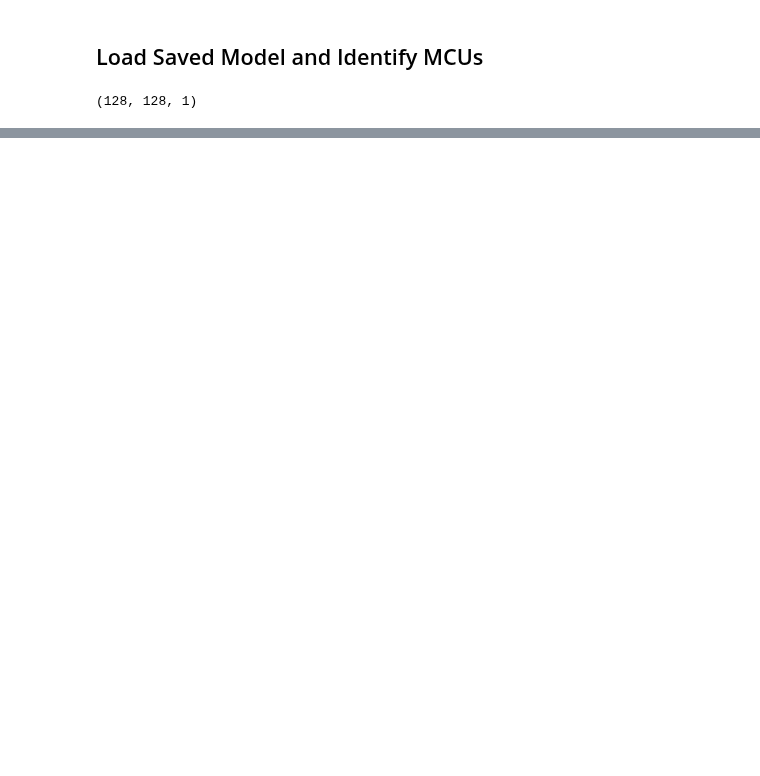
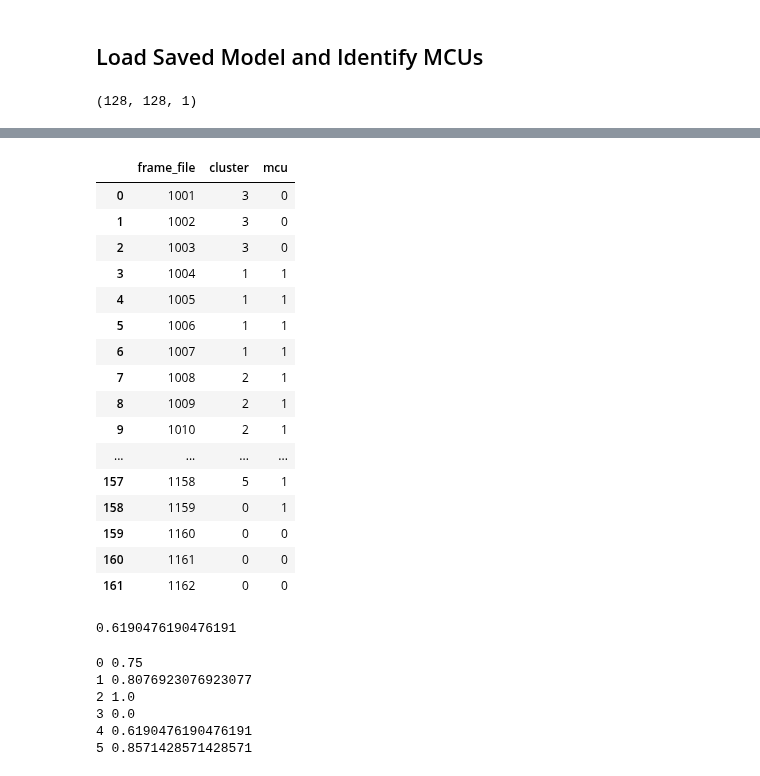
Before and after one commit to JohnTheTripper/moviegoer-prototype, a Jupyter notebook: scene_clustering.ipynb, the cells around one changed output, grey strips where cells are left out. Drawn from its saved outputs; the diff is of its cells as text; code cells hidden in the pictures; blank space fills up the shorter version.

Commit message:
additional PoC work, including scene dataframes

```diff
--- a/scene_clustering.ipynb
+++ b/scene_clustering.ipynb
@@ -172,6 +146,10 @@ x_list = [1023, 1024]
 sample_list = []
 for x in x_list:
     sample_list.append(img_to_array(load_img(dialogue_folder + '/' + film + '_frame'+ str(x) + '.jpg', target_size = (128, 128), color_mode = 'grayscale')))
+# %%
+sample_list = []
+for x in frame_choice:
+    sample_list.append(img_to_array(load_img(dialogue_folder + '/' + film + '_frame'+ str(x) + '.jpg', target_size = (128, 128), color_mode = 'grayscale')))
 # %%
 sample_array = np.array(sample_list)
 # %%
@@ -183,0 +157,3 @@ array([[1],
+# %%
+for frame, cluster, prediction in zip(frame_choice, hac.labels_, list(y_pred)):
+    print(frame, cluster, prediction[0])
@@ -183,0 +178,40 @@ array([[1],
+# %%
+y_pred_values = []
+for prediction in y_pred:
+    y_pred_values.append(prediction[0])
+# %%
+scene_df = pd.DataFrame(zip(frame_choice, hac.labels_, y_pred_values), columns=['frame_file', 'cluster', 'mcu'])
+# %%
+scene_df
+# %% [output]
+|  | frame_file | cluster | mcu |
+| 0 | 1001 | 3 | 0 |
+| 1 | 1002 | 3 | 0 |
+| 2 | 1003 | 3 | 0 |
+| 3 | 1004 | 1 | 1 |
+| 4 | 1005 | 1 | 1 |
+| 5 | 1006 | 1 | 1 |
+| 6 | 1007 | 1 | 1 |
+| 7 | 1008 | 2 | 1 |
+| 8 | 1009 | 2 | 1 |
+| 9 | 1010 | 2 | 1 |
+| ... | ... | ... | ... |
+| 157 | 1158 | 5 | 1 |
+| 158 | 1159 | 0 | 1 |
+| 159 | 1160 | 0 | 0 |
+| 160 | 1161 | 0 | 0 |
+| 161 | 1162 | 0 | 0 |
+# %%
+scene_df.loc[scene_df['cluster'] == 3]['mcu'].mean()
+# %% [output]
+0.6190476190476191
+# %%
+for x in range(0,6):
+    print(x, scene_df.loc[scene_df['cluster'] == x]['mcu'].mean())
+# %% [output]
+0 0.75
+1 0.8076923076923077
+2 1.0
+3 0.0
+4 0.6190476190476191
+5 0.8571428571428571
```
Also changed, not shown: parts of 13 cells of this notebook.
